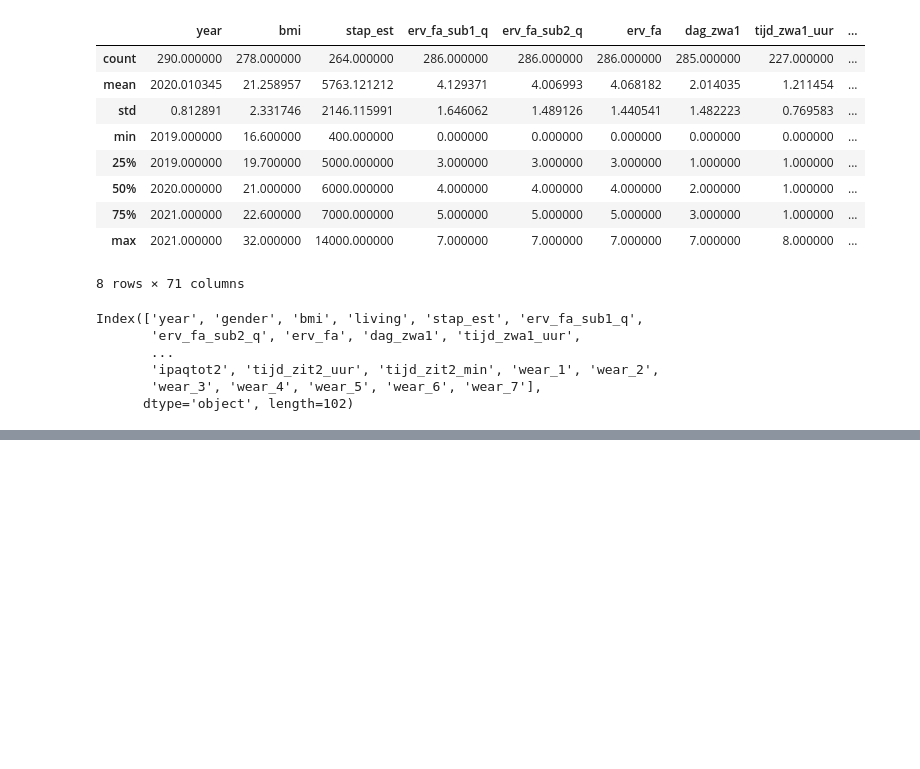
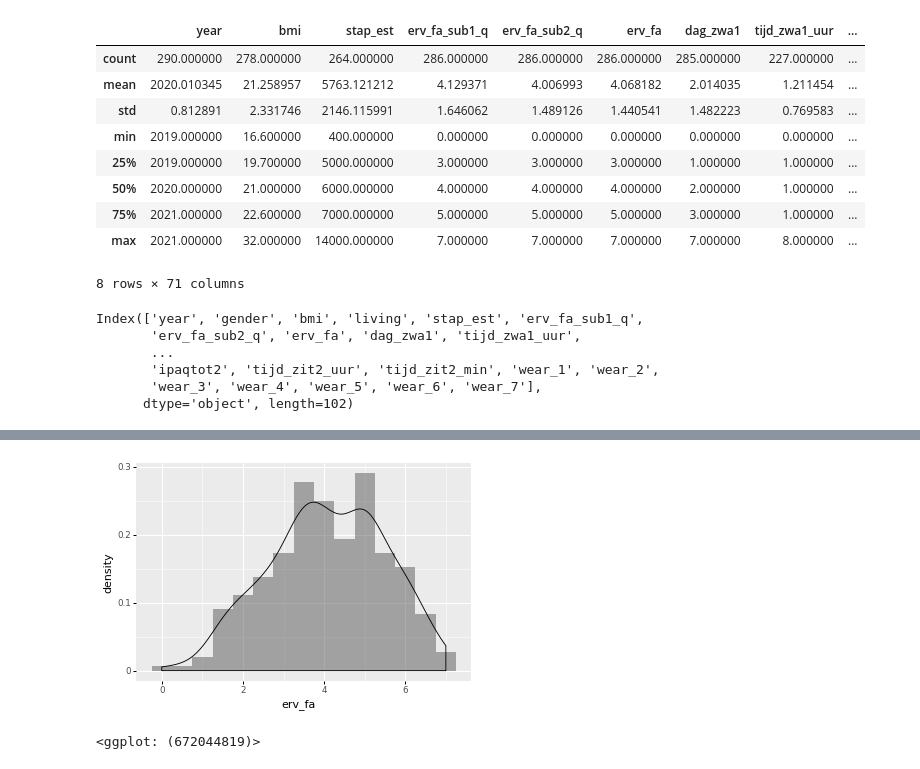
Before and after one commit to fcortevargas/IER_2022, a Jupyter notebook: Data_analysis/data_analysis.ipynb, the cells around one changed output, grey strips where cells are left out. Drawn from its saved outputs; the diff is of its cells as text; code cells hidden in the pictures; blank space fills up the shorter version.

```diff
--- a/Data_analysis/data_analysis.ipynb
+++ b/Data_analysis/data_analysis.ipynb
@@ -93,0 +79,11 @@ memory usage: 147.0 KB
+# %%
+# here we make a decision to handle the missing data
+# we can either fill in NA values in a column with the median,
+# or drop the NA samples that do not report an attitude &
+# perception score
+
+data = data.fillna(data.median()) # UNCOMMENT THIS TO FILL MISSING VALUES WITH MEDIAN
+# data = data.dropna(subset=['attitu_tot', 'erv_fa']) # UNCOMMENT THIS TO DROP SAMPLES WITH NO ATTITUDE/PERCEPTION SCORES
+
+# show number on non-null samples per column
+data.info()
@@ -186,0 +138,8 @@ data_2021
+# %%
+ggplot(data_clean, aes('erv_fa')) + \
+    geom_histogram(aes(y = after_stat('density')),
+                   binwidth = 0.5, alpha = 0.5, position = 'identity') + \
+    geom_density(alpha = .25)
+# %% [output]
+[figure, added]
+<ggplot: (672044819)>
```
Also changed, not shown: parts of 43 cells of this notebook.
